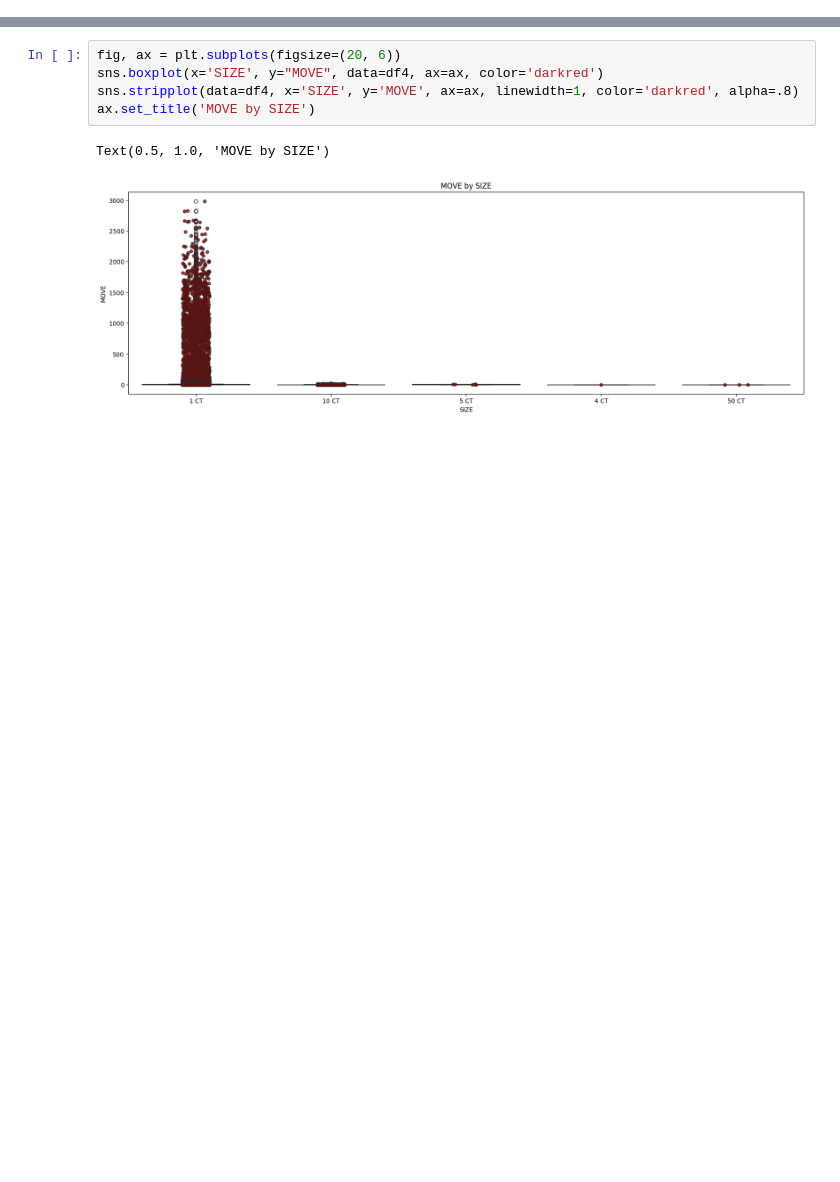
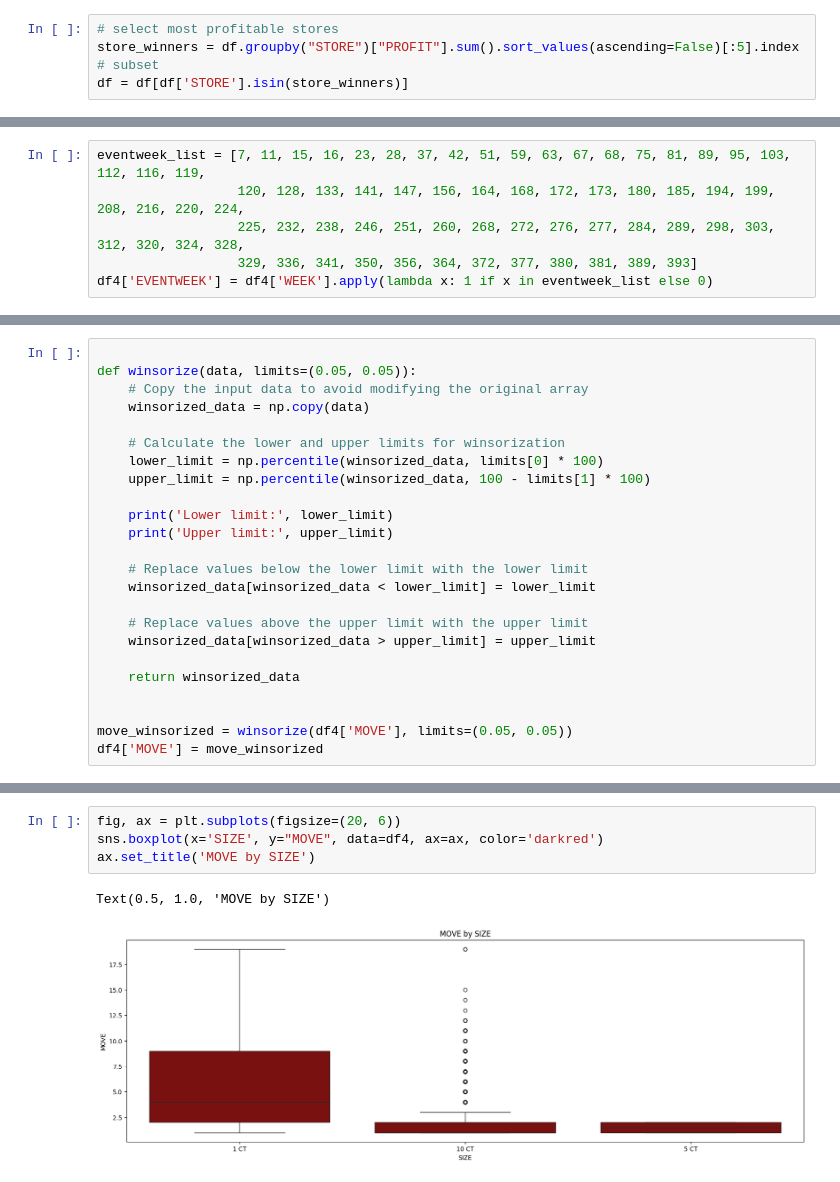
Before and after one commit to ruimaciell/Econ_PS_Guest_Lecture, a Jupyter notebook: cigs.ipynb, the cells around one changed output, grey strips where cells are left out. Cells and saved outputs as stored; diff of their text form; blank space fills up the shorter version.

```diff
--- a/cigs.ipynb
+++ b/cigs.ipynb
@@ -94 +16,6 @@ Index(['COM_CODE', 'UPC', 'DESCRIP', 'SIZE', 'CASE', 'NITEM', 'STORE', 'WEEK',
+# %%
+# select most profitable stores
+store_winners = df.groupby("STORE")["PROFIT"].sum().sort_values(ascending=False)[:5].index
+# subset
+df = df[df['STORE'].isin(store_winners)]
 # %%
@@ -121,0 +32,6 @@ df4.loc[df4['MOVE'] > 1000]
+# %%
+eventweek_list = [7, 11, 15, 16, 23, 28, 37, 42, 51, 59, 63, 67, 68, 75, 81, 89, 95, 103, 112, 116, 119,
+                  120, 128, 133, 141, 147, 156, 164, 168, 172, 173, 180, 185, 194, 199, 208, 216, 220, 224,
+                  225, 232, 238, 246, 251, 260, 268, 272, 276, 277, 284, 289, 298, 303, 312, 320, 324, 328,
+                  329, 336, 341, 350, 356, 364, 372, 377, 380, 381, 389, 393]
+df4['EVENTWEEK'] = df4['WEEK'].apply(lambda x: 1 if x in eventweek_list else 0)
@@ -141,0 +89,24 @@ Text(0.5, 0, 'PRICE')
+# %%
+
+def winsorize(data, limits=(0.05, 0.05)):
+    # Copy the input data to avoid modifying the original array
+    winsorized_data = np.copy(data)
+
+    # Calculate the lower and upper limits for winsorization
+    lower_limit = np.percentile(winsorized_data, limits[0] * 100)
+    upper_limit = np.percentile(winsorized_data, 100 - limits[1] * 100)
+
+    print('Lower limit:', lower_limit)
+    print('Upper limit:', upper_limit)
+
+    # Replace values below the lower limit with the lower limit
+    winsorized_data[winsorized_data < lower_limit] = lower_limit
+
+    # Replace values above the upper limit with the upper limit
+    winsorized_data[winsorized_data > upper_limit] = upper_limit
+
+    return winsorized_data
+
+
+move_winsorized = winsorize(df4['MOVE'], limits=(0.05, 0.05))
+df4['MOVE'] = move_winsorized
@@ -142,9 +121,8 @@ Text(0.5, 0, 'PRICE')
 # %%
 fig, ax = plt.subplots(figsize=(20, 6))
 sns.boxplot(x='SIZE', y="MOVE", data=df4, ax=ax, color='darkred')
-sns.stripplot(data=df4, x='SIZE', y='MOVE', ax=ax, linewidth=1, color='darkred', alpha=.8)
 ax.set_title('MOVE by SIZE')
 # %% [output]
 Text(0.5, 1.0, 'MOVE by SIZE')
-[figure, old version]
+[figure, new version]
 # %%
```
Also changed, not shown: parts of 26 cells of this notebook.
